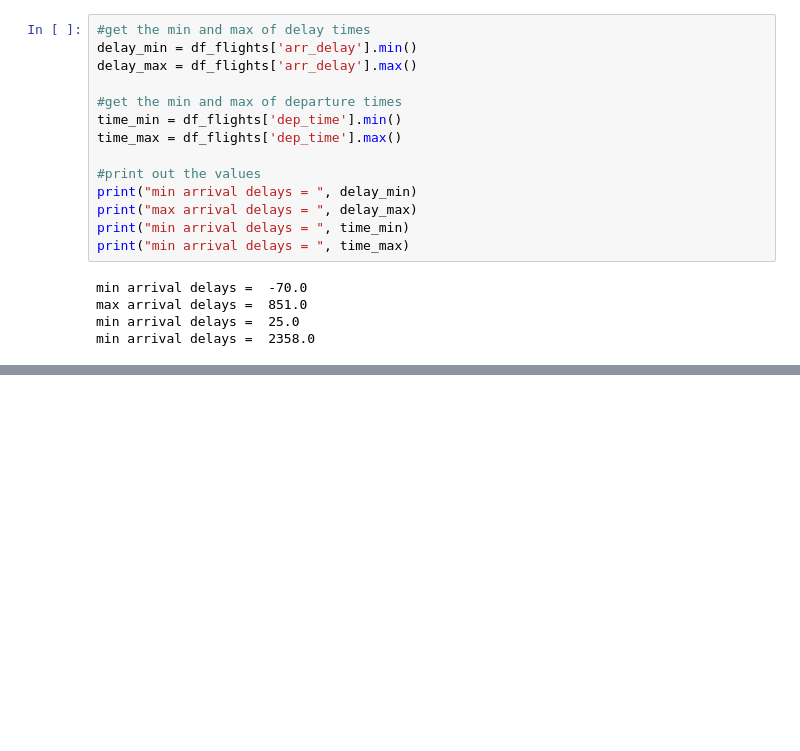
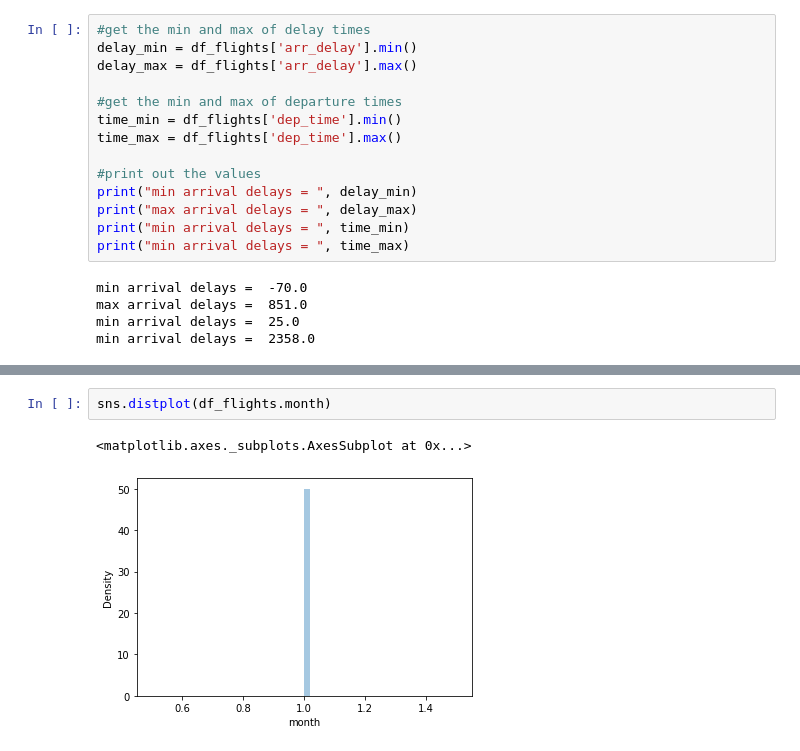
Before and after one commit to tbonne/IntroDataScience, a Jupyter notebook: fullNoteBooks/introViz1_histograms_full.ipynb, the cells around one changed output, grey strips where cells are left out. Cells and saved outputs as stored; diff of their text form; blank space fills up the shorter version.

```diff
--- a/fullNoteBooks/introViz1_histograms_full.ipynb
+++ b/fullNoteBooks/introViz1_histograms_full.ipynb
@@ -193,0 +224,5 @@ min arrival delays =  2358.0
+# %%
+sns.distplot(df_flights.month)
+# %% [output]
+<matplotlib.axes._subplots.AxesSubplot at 0x...>
+[figure, added]
```
Also changed, not shown: parts of 8 cells of this notebook.
